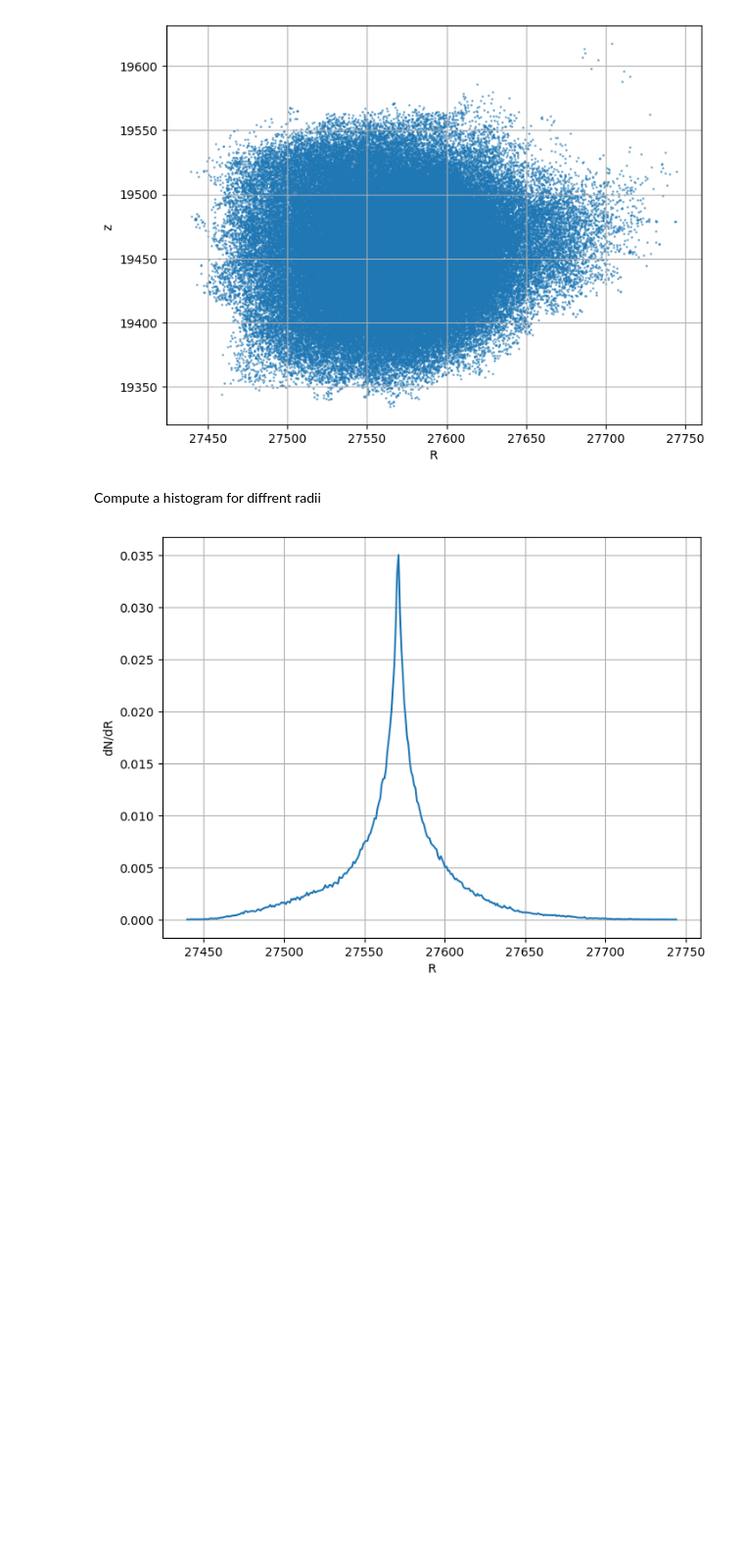
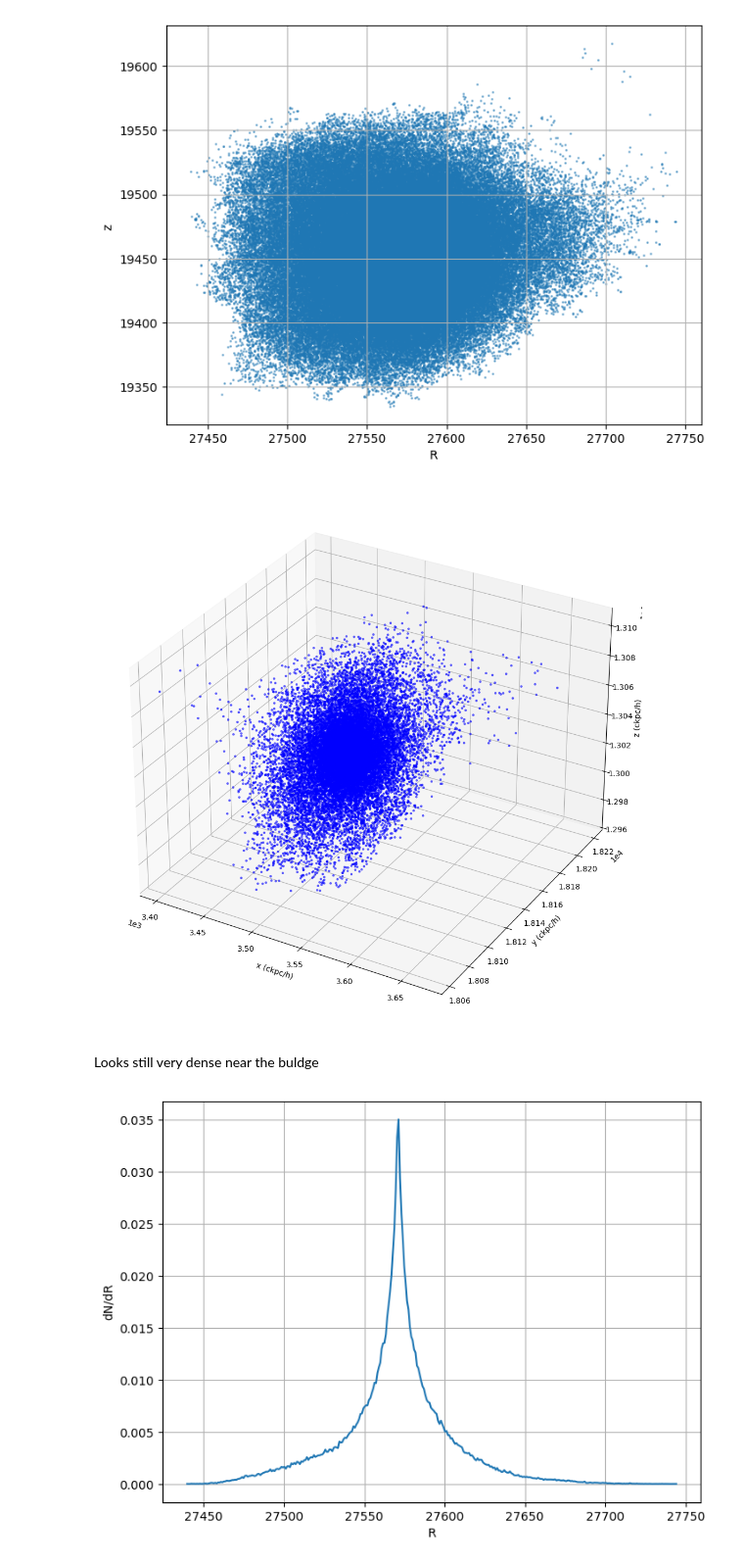
Before and after one commit to Jitskeverheecke/TANA_Project, a Jupyter notebook: project.ipynb, the cells around one changed output. Shown at 98% size. Saved outputs shown, nothing was run; the diff lists cells and outputs as text; code cells hidden in the pictures; blank space fills up the shorter version.

```diff
--- a/project.ipynb
+++ b/project.ipynb
@@ -53,6 +63,37 @@ plt.grid(True)
 plt.show()
 # %% [output]
 [figure]
-# %% [markdown]
-Compute a histogram for diffrent radii
+# %%
+#make the visualization better with less data points > sampled positions
+
+
+num_points = 25000 #otherwise we get a crowded plot
+indices = np.random.choice(coord.shape[0], num_points, replace=False)
+sampled_positions = coord[indices]
+
+x_min, x_max = sampled_positions[:, 0].min(), sampled_positions[:, 0].max()
+y_min, y_max = sampled_positions[:, 1].min(), sampled_positions[:, 1].max()
+z_min, z_max = sampled_positions[:, 2].min(), sampled_positions[:, 2].max()
+
+fig = plt.figure(figsize=(12, 10))
+ax = fig.add_subplot(111, projection='3d')
+
+sc = ax.scatter(sampled_positions[:, 0], sampled_positions[:, 1], sampled_positions[:, 2], s=5, alpha=0.5, c ='b')
+
+ax.ticklabel_format(style='sci', scilimits=(0, 0), axis='x')
+ax.ticklabel_format(style='sci', scilimits=(0, 0), axis='y')
+ax.ticklabel_format(style='sci', scilimits=(0, 0), axis='z')
+ax.set_xlim(x_min, x_max)
+ax.set_ylim(y_min, y_max)
+ax.set_zlim(z_min, z_max)
+ax.set_xlabel('x (ckpc/h)')
+ax.set_ylabel('y (ckpc/h)')
+ax.set_zlabel('z (ckpc/h)')
+
+plt.tight_layout()
+plt.show()
+# %% [output]
+[figure, added]
+# %% [markdown]
+ Looks still very dense near the buldge
 # %%
```
Also changed, not shown: parts of 2 cells of this notebook, 1 other file.
